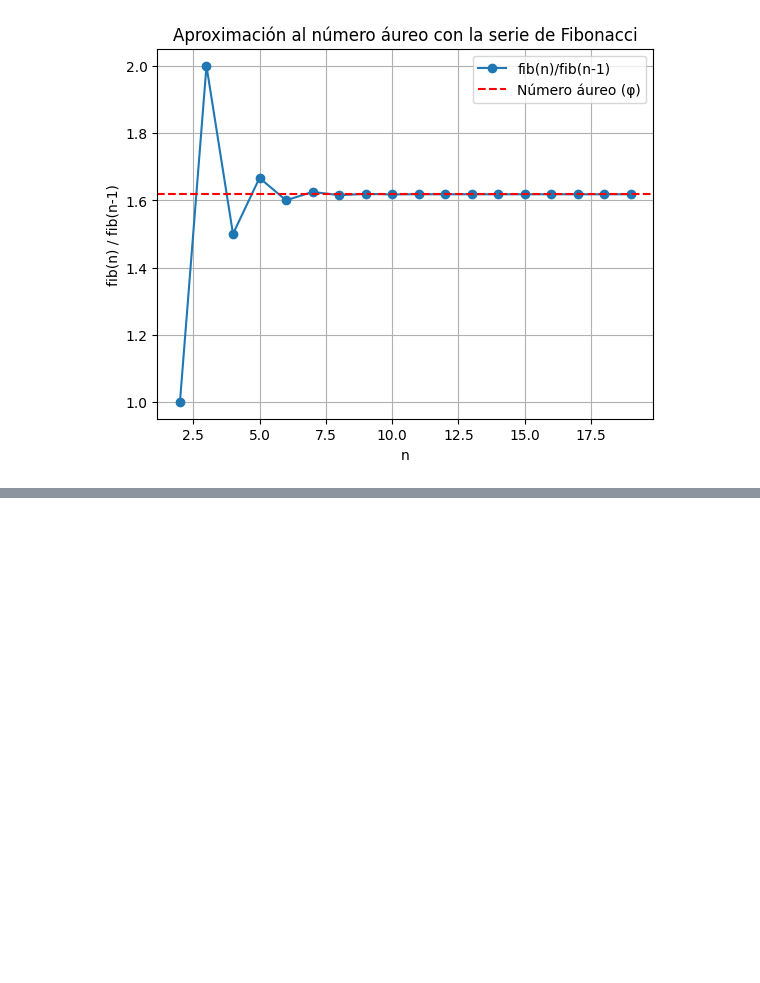
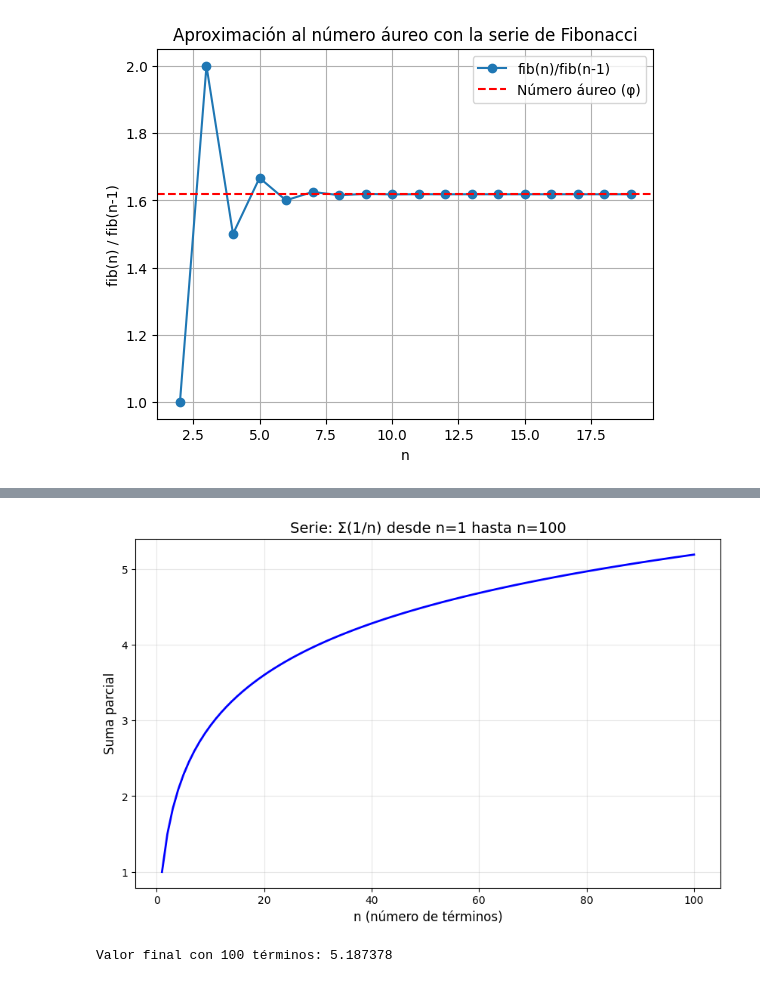
Before and after one commit to Aizel-shadow/Metodos_Numericos-, a Jupyter notebook: TALLERES/Taller01.ipynb, the cells around one changed output, grey strips where cells are left out. Saved outputs shown, nothing was run; the diff lists cells and outputs as text; code cells hidden in the pictures; blank space fills up the shorter version.

```diff
--- a/TALLERES/Taller01.ipynb
+++ b/TALLERES/Taller01.ipynb
@@ -360,8 +379,32 @@ plt.show()
 ## EJERCICIO 4.
 ![Ejer2](3.png)
 # %%
-def serie_geometrica(terminos=100):
-    return sum(1/n for n in range(1, terminos + 1))
+import matplotlib.pyplot as plt
 
-resultado = serie_geometrica()
-print(f"La serie converge a: {resultado:.6f}")
+def serie_geometrica(n_max=100):
+    n_values = list(range(1, n_max + 1))
+    suma_parcial = []
+    suma = 0
+
+    for n in n_values:
+        suma += 1/n
+        suma_parcial.append(suma)
+
+    return n_values, suma_parcial
+
+# Calcular la serie
+n_values, suma_parcial = serie_geometrica(100)
+
+# Crear gráfica
+plt.figure(figsize=(10, 6))
+plt.plot(n_values, suma_parcial, 'b-', linewidth=2)
+plt.xlabel('n (número de términos)', fontsize=12)
+plt.ylabel('Suma parcial', fontsize=12)
+plt.title('Serie: Σ(1/n) desde n=1 hasta n=100', fontsize=14)
+plt.grid(True, alpha=0.3)
+plt.show()
+
+print(f"Valor final con 100 términos: {suma_parcial[-1]:.6f}")
+# %% [output]
+[figure, added]
+Valor final con 100 términos: 5.187378
```
Also changed, not shown: parts of 4 cells of this notebook.
